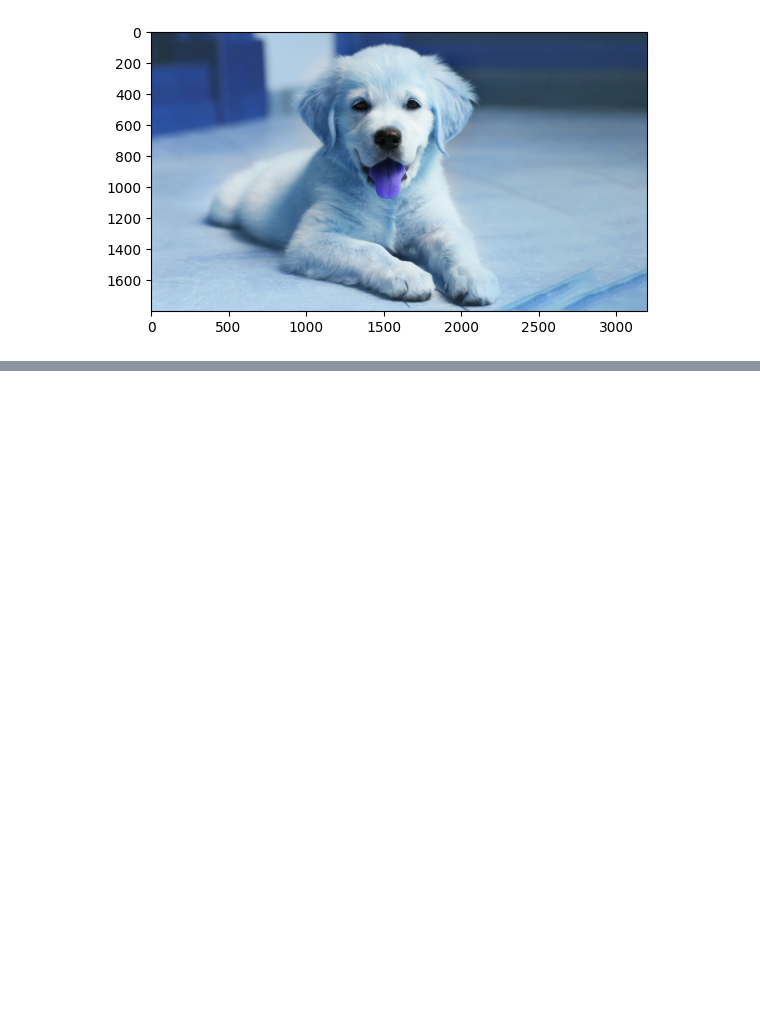
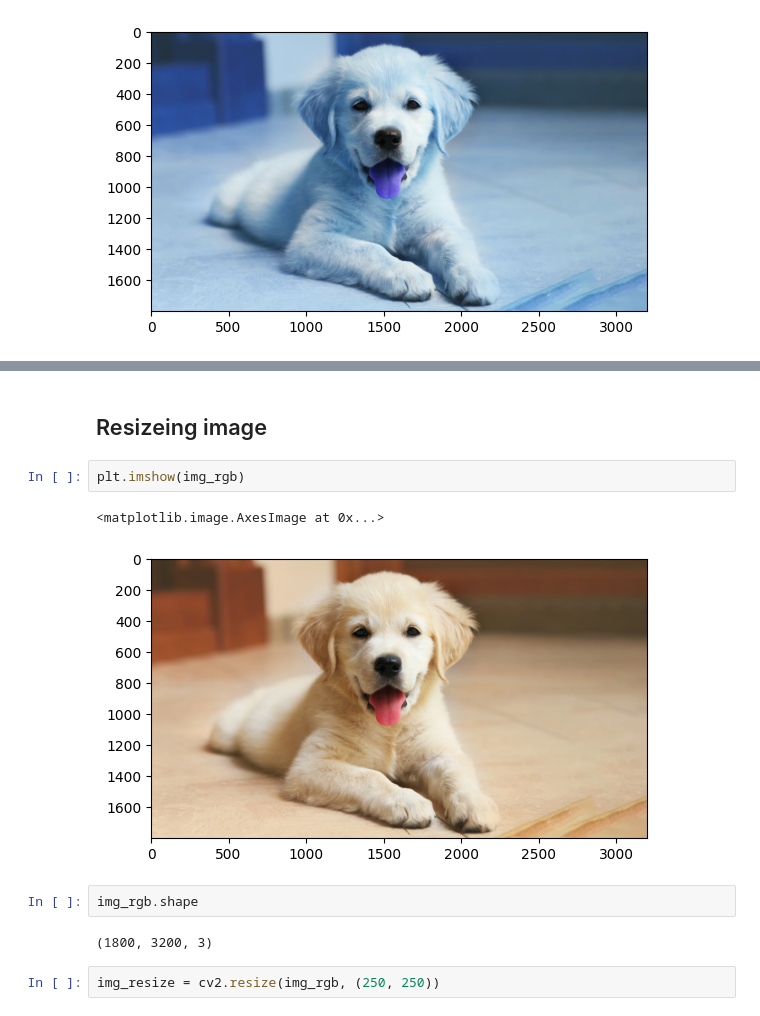
Before and after one commit to reesarosyid/Learn_CV, a Jupyter notebook: learnOpenCV.ipynb, the cells around one changed output, grey strips where cells are left out. Drawn from its saved outputs; the diff is of its cells as text; blank space fills up the shorter version.

```diff
--- a/learnOpenCV.ipynb
+++ b/learnOpenCV.ipynb
@@ -39,0 +56,13 @@ plt.imshow(img)
+# %% [markdown]
+## Resizeing image
+# %%
+plt.imshow(img_rgb)
+# %% [output]
+<matplotlib.image.AxesImage at 0x...>
+[figure, added]
+# %%
+img_rgb.shape
+# %% [output]
+(1800, 3200, 3)
+# %%
+img_resize = cv2.resize(img_rgb, (250, 250))
```
Also changed, not shown: parts of 20 cells of this notebook, 2 other files.
